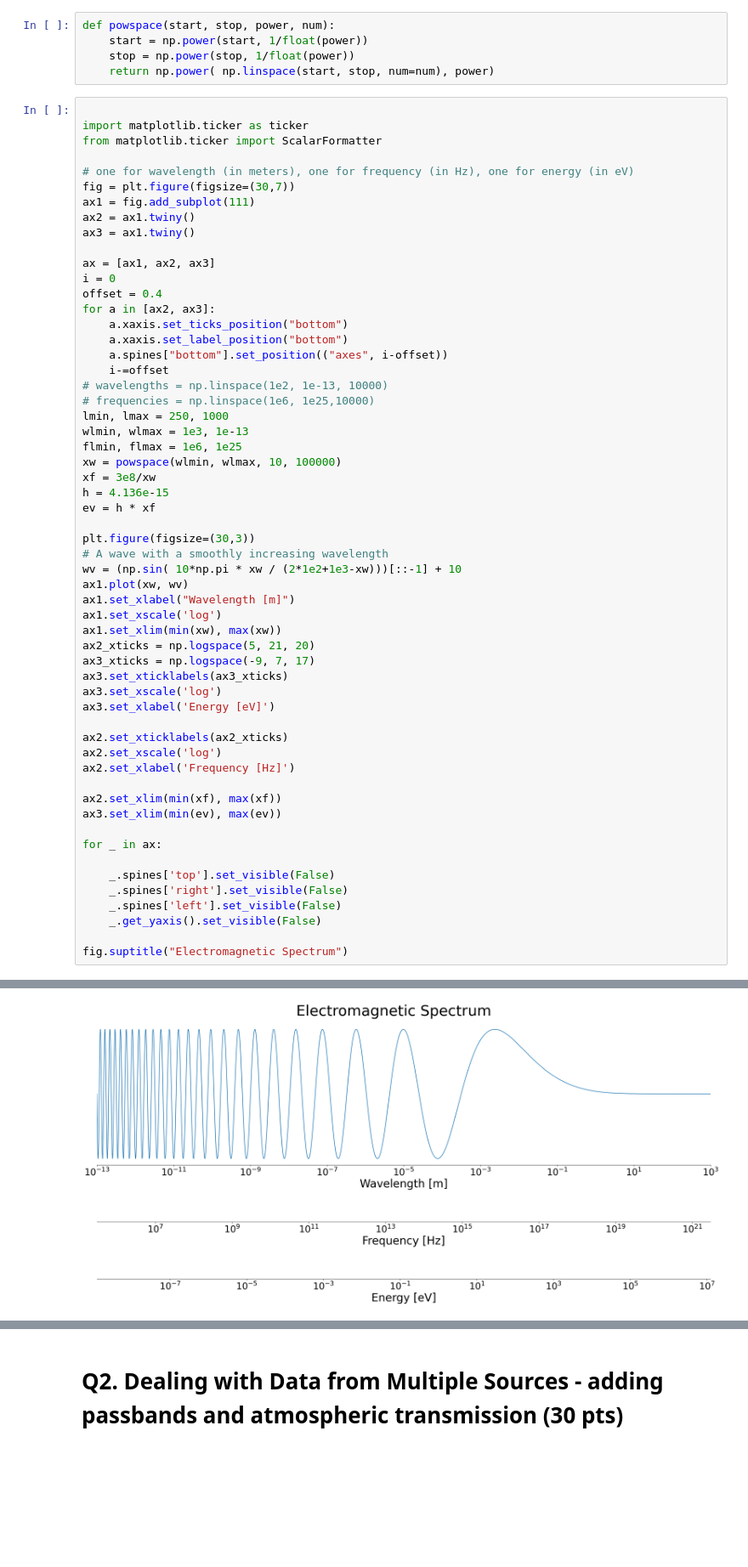
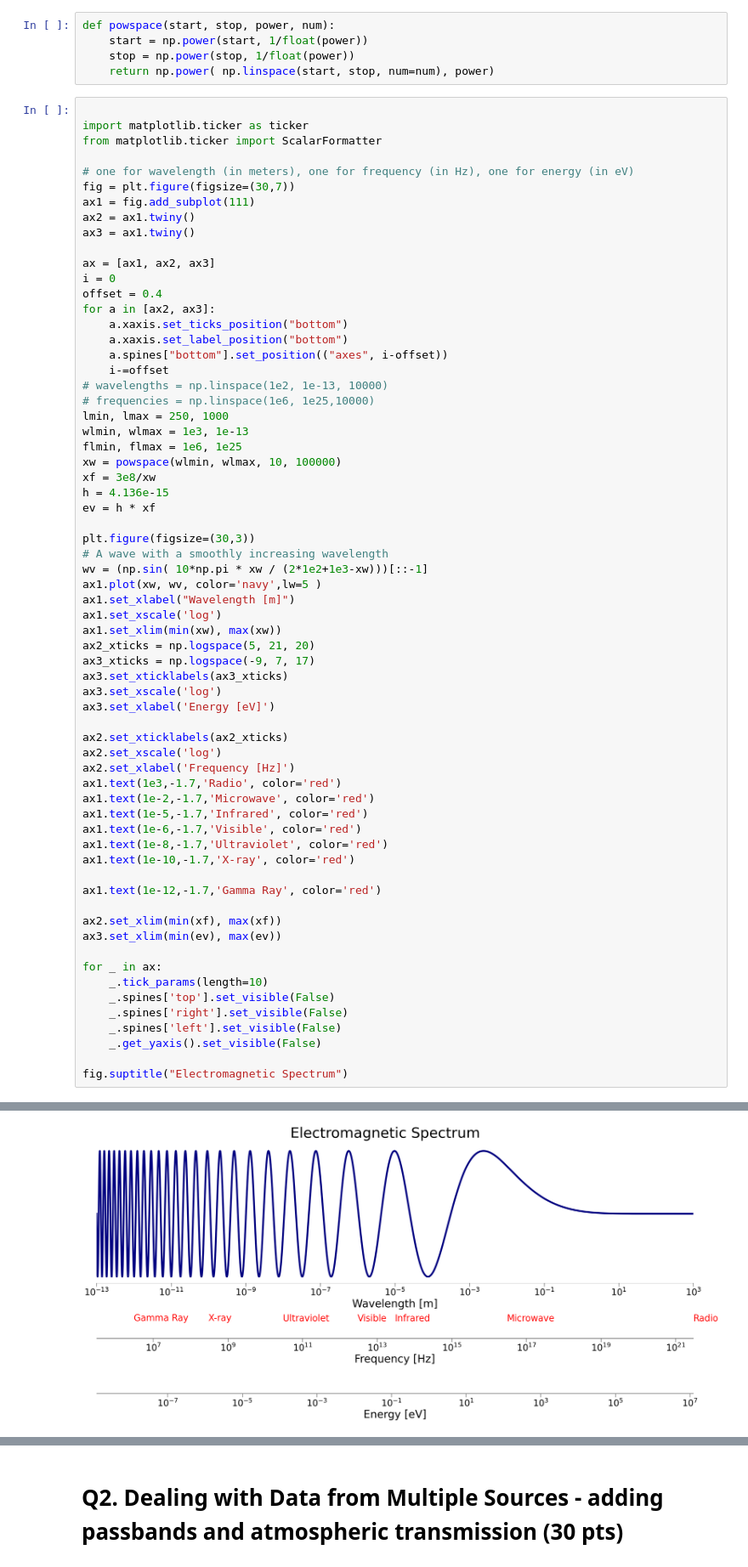
Before and after one commit to gnarayan/ast503_2024_Fall, a Jupyter notebook: HW1_ASTR503_PadmaVenkatraman.ipynb, the cells around one changed output, grey strips where cells are left out. Shown at 85% size. Drawn from its saved outputs; the diff is of its cells as text; blank space fills up the shorter version.

```diff
--- a/HW1_ASTR503_PadmaVenkatraman.ipynb
+++ b/HW1_ASTR503_PadmaVenkatraman.ipynb
@@ -104,37 +107,45 @@ xf = 3e8/xw
 h = 4.136e-15
 ev = h * xf
 
 plt.figure(figsize=(30,3))
 # A wave with a smoothly increasing wavelength
-wv = (np.sin( 10*np.pi * xw / (2*1e2+1e3-xw)))[::-1] + 10
-ax1.plot(xw, wv)
+wv = (np.sin( 10*np.pi * xw / (2*1e2+1e3-xw)))[::-1]
+ax1.plot(xw, wv, color='navy',lw=5 )
 ax1.set_xlabel("Wavelength [m]")
 ax1.set_xscale('log')
 ax1.set_xlim(min(xw), max(xw))
 ax2_xticks = np.logspace(5, 21, 20)
 ax3_xticks = np.logspace(-9, 7, 17)
 ax3.set_xticklabels(ax3_xticks)
 ax3.set_xscale('log')
 ax3.set_xlabel('Energy [eV]')
 
 ax2.set_xticklabels(ax2_xticks)
 ax2.set_xscale('log')
 ax2.set_xlabel('Frequency [Hz]')
+ax1.text(1e3,-1.7,'Radio', color='red')
+ax1.text(1e-2,-1.7,'Microwave', color='red')
+ax1.text(1e-5,-1.7,'Infrared', color='red')
+ax1.text(1e-6,-1.7,'Visible', color='red')
+ax1.text(1e-8,-1.7,'Ultraviolet', color='red')
+ax1.text(1e-10,-1.7,'X-ray', color='red')
+
+ax1.text(1e-12,-1.7,'Gamma Ray', color='red')
 
 ax2.set_xlim(min(xf), max(xf))
 ax3.set_xlim(min(ev), max(ev))
 
 for _ in ax:
-
+    _.tick_params(length=10)
     _.spines['top'].set_visible(False)
     _.spines['right'].set_visible(False)
     _.spines['left'].set_visible(False)
     _.get_yaxis().set_visible(False)
 
 fig.suptitle("Electromagnetic Spectrum")
 # %% [output]
 Text(0.5, 0.98, 'Electromagnetic Spectrum')
-[figure, old version]
+[figure, new version]
 <Figure size 3000x300 with 0 Axes>
 # %% [markdown]
 # Q2. Dealing with Data from Multiple Sources - adding passbands and atmospheric transmission (30 pts)
```
Also changed, not shown: parts of 2 cells of this notebook.
